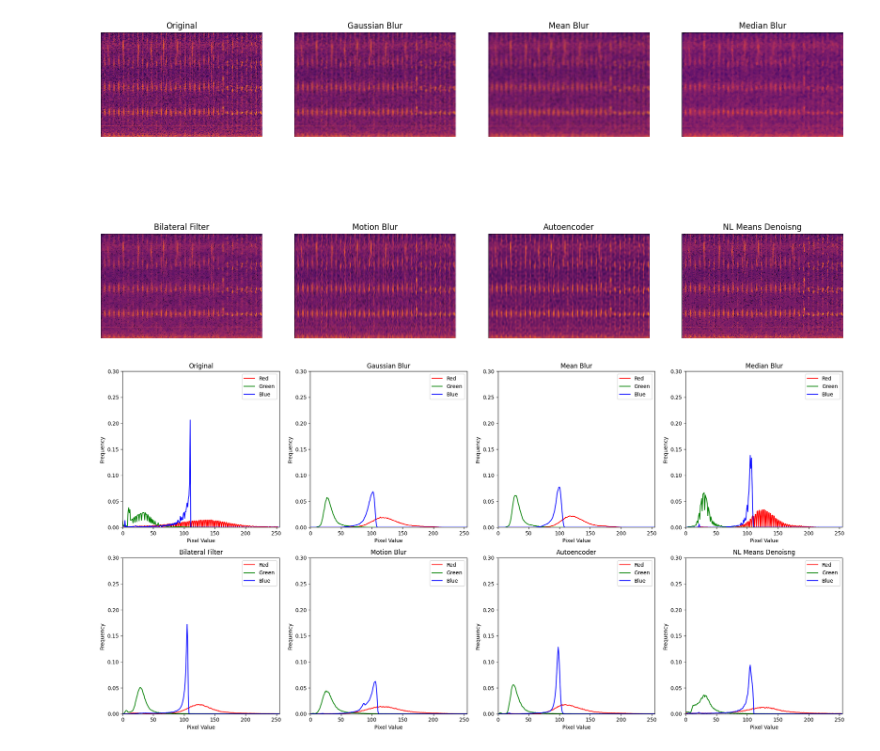
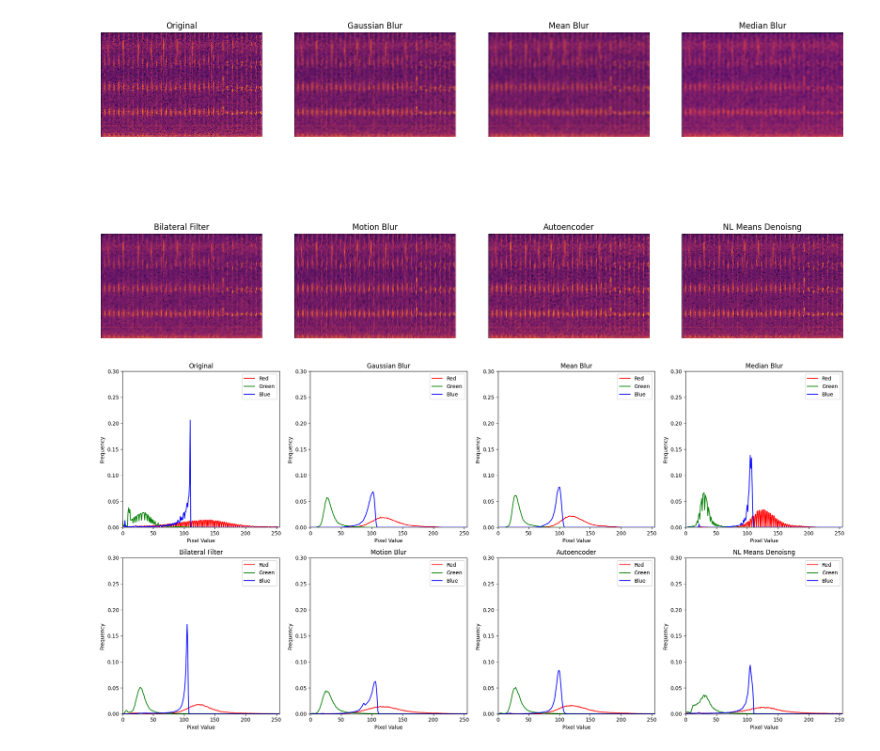
Before and after one commit to amarcelq/ml_project, a Jupyter notebook: blur_to_denoise.ipynb, the cells around one changed output. Drawn from its saved outputs; the diff is of its cells as text; code cells hidden in the pictures.

Commit message:
cnn, denoise

```diff
--- a/blur_to_denoise.ipynb
+++ b/blur_to_denoise.ipynb
@@ -27,7 +27,7 @@ def show_images(images, titles):
         plt.imshow(cv2.cvtColor(img, cv2.COLOR_BGR2RGB))
         plt.title(title)
         plt.axis('off')
-    #plt.savefig("denoise_comaprison.png")
+    plt.savefig("denoise_comaprison.png")
     plt.show()
 
 # color distribution to show differences in intesities etc
@@ -51,7 +51,7 @@ def show_hist(images, titles):
         plt.xlim([0, 255])
         plt.ylim([0, 0.3])
     plt.tight_layout()
-    #plt.savefig("denoise_comaprison_hist.png")
+    plt.savefig("denoise_comaprison_hist.png")
     plt.show()
 
 # Laden eines Beispielbildes
@@ -76,7 +76,7 @@ kernel_motion_blur /= 5
 motion_blur = cv2.filter2D(image, -1, kernel_motion_blur)
 
 # predcit based on autoencoder
-autoencoder = keras.saving.load_model('./autoencoder_files/autoencoder_cnn_denoise_v6.keras')
+autoencoder = keras.saving.load_model('./autoencoder_files/autoencoder_cnn_denoise_v7.keras')
 imagelist = np.asarray([image]).astype('float32')/255.
 predicted_image = (autoencoder.predict(imagelist)[0]*255.).astype('uint8')
 
@@ -93,2 +93,2 @@ show_hist([image, gaussian_blur, mean_blur, median_blur, bilateral_blur, motion_
 [figure]
-[figure, old version]
+[figure, new version]
```
Also changed, not shown: parts of 3 cells of this notebook, 8 other files.
